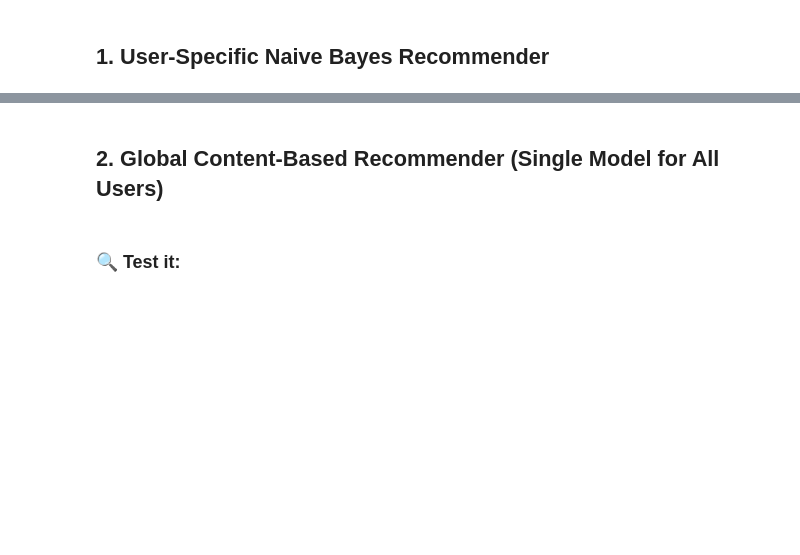
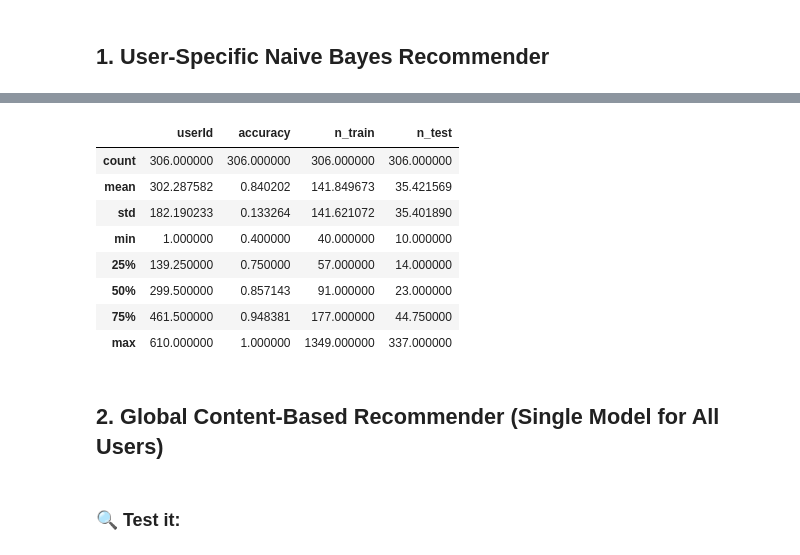
Before and after one commit to EliaTosin/DataAnaCla25, a Jupyter notebook: flipped_8/content_based_recommender_nb.ipynb, the cells around one changed output, grey strips where cells are left out. Drawn from its saved outputs; the diff is of its cells as text; code cells hidden in the pictures; blank space fills up the shorter version.

```diff
--- a/flipped_8/content_based_recommender_nb.ipynb
+++ b/flipped_8/content_based_recommender_nb.ipynb
@@ -71,0 +239,3 @@ user_specific_model(user_id=1)
+# %%
+results_df = evaluate_accuracy_all_users(ratings, metadata)
+print(results_df)
@@ -72,3 +257,15 @@ user_specific_model(user_id=1)
+# %%
+results_df.describe()
+# %% [output]
+|  | userId | accuracy | n_train | n_test |
+| count | 306.000000 | 306.000000 | 306.000000 | 306.000000 |
+| mean | 302.287582 | 0.840202 | 141.849673 | 35.421569 |
+| std | 182.190233 | 0.133264 | 141.621072 | 35.401890 |
+| min | 1.000000 | 0.400000 | 40.000000 | 10.000000 |
+| 25% | 139.250000 | 0.750000 | 57.000000 | 14.000000 |
+| 50% | 299.500000 | 0.857143 | 91.000000 | 23.000000 |
+| 75% | 461.500000 | 0.948381 | 177.000000 | 44.750000 |
+| max | 610.000000 | 1.000000 | 1349.000000 | 337.000000 |
 # %% [markdown]
 ## 2. Global Content-Based Recommender (Single Model for All Users)
 # %%
```
Also changed, not shown: parts of 22 cells of this notebook.
